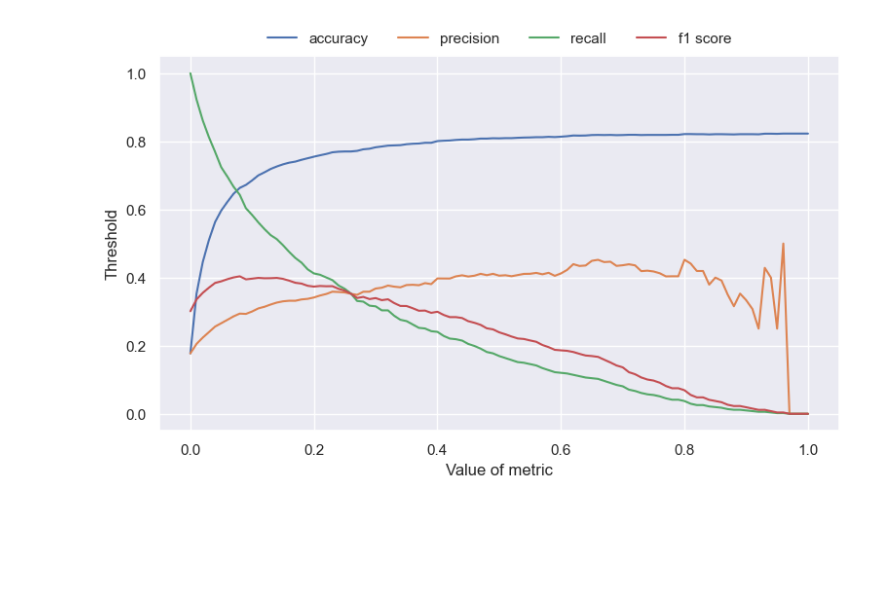
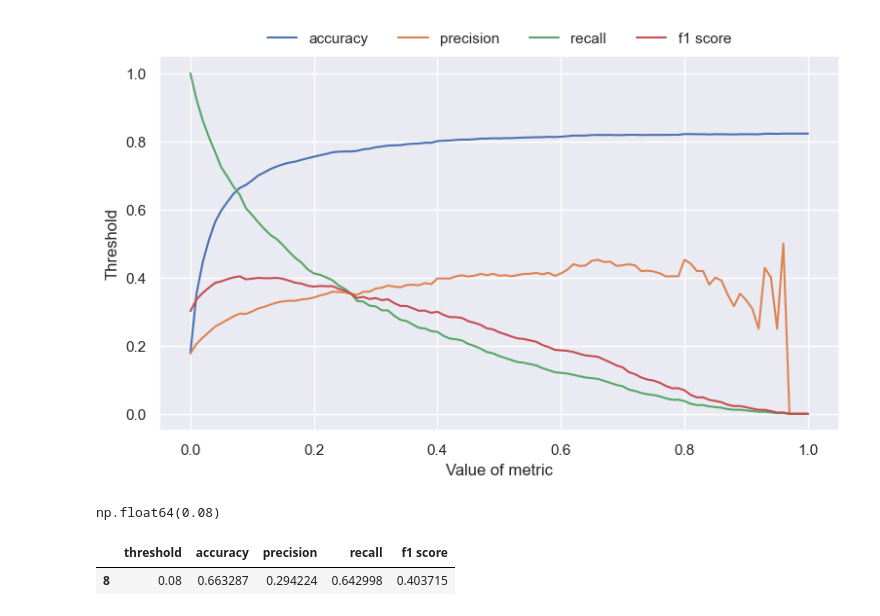
Before and after one commit to Damian-oo/Customer-Churn-Prediction-Waze-app, a Jupyter notebook: Waze Churn Project_full.ipynb, the cells around one changed output. Cells and saved outputs as stored; diff of their text form; code cells hidden in the pictures; blank space fills up the shorter version.

```diff
--- a/Waze Churn Project_full.ipynb
+++ b/Waze Churn Project_full.ipynb
@@ -1977,3 +1980,12 @@ ax.set_ylabel("Threshold")
 plt.show()
 # %% [output]
 [figure]
+# %%
+df_metrics[df_metrics["accuracy"] > df_metrics["recall"]]["threshold"].min()
+# %% [output]
+np.float64(0.08)
+# %%
+df_metrics[df_metrics["threshold"] == 0.08]
+# %% [output]
+|  | threshold | accuracy | precision | recall | f1 score |
+| 8 | 0.08 | 0.663287 | 0.294224 | 0.642998 | 0.403715 |
```
Also changed, not shown: parts of 2 cells of this notebook.
